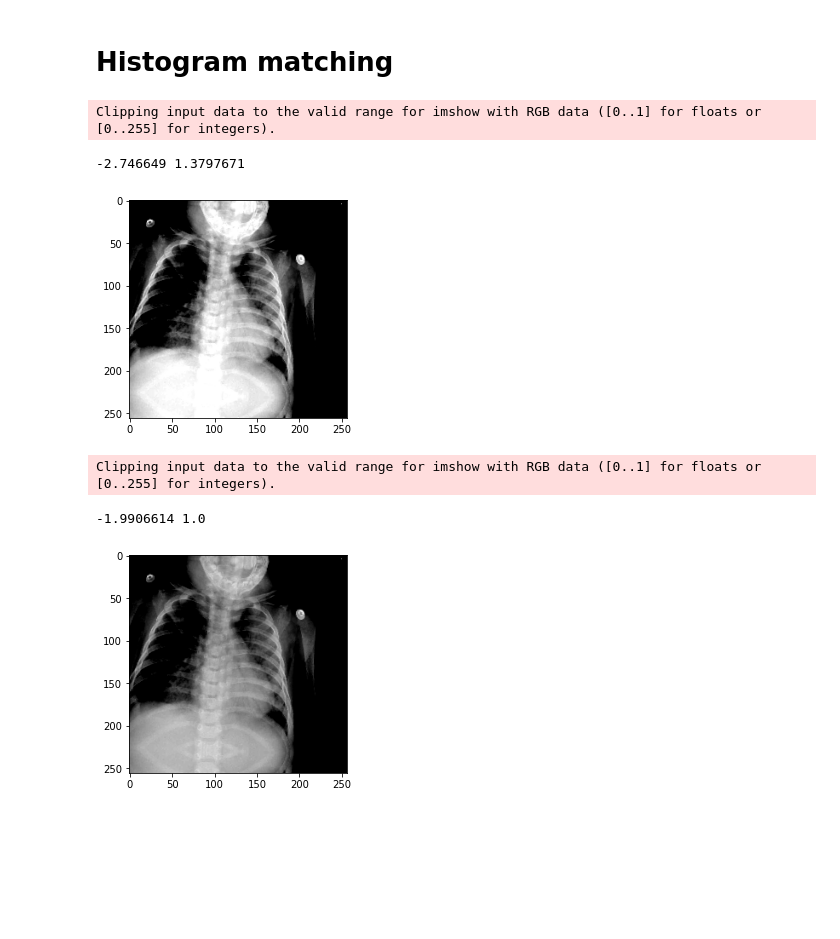
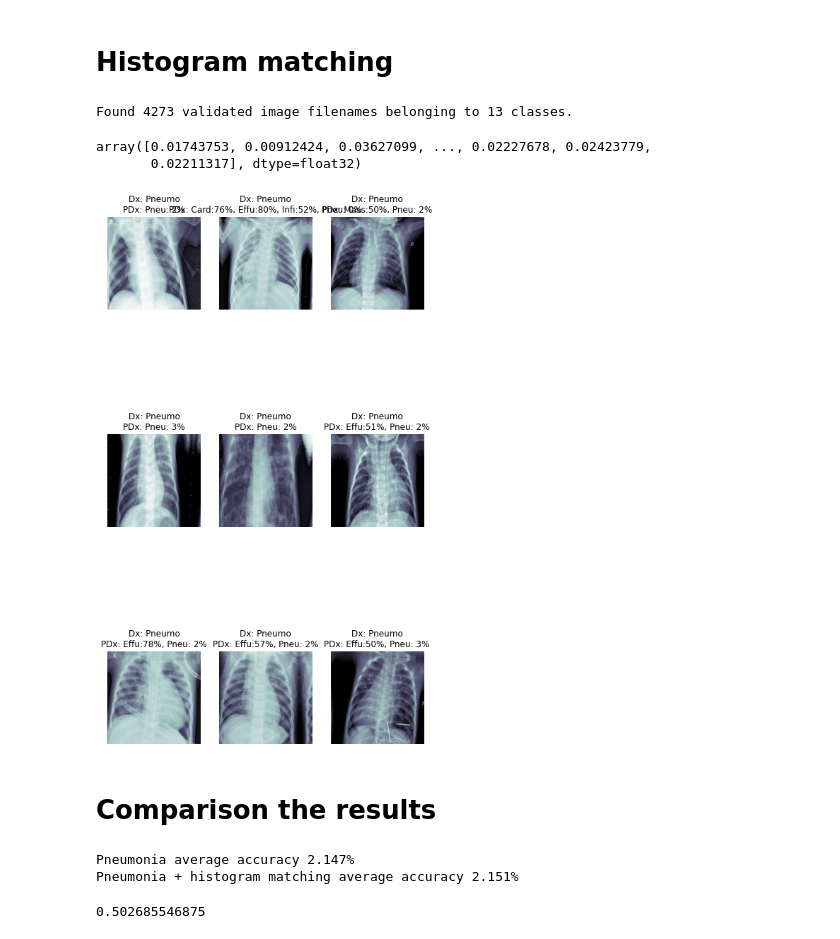
Before and after one commit to Web-Sheriff/Histogram-matching-research, a Jupyter notebook: model.ipynb, the cells around one changed output. Cells and saved outputs as stored; diff of their text form; code cells hidden in the pictures; blank space fills up the shorter version.

```diff
--- a/model.ipynb
+++ b/model.ipynb
@@ -412,16 +404,0 @@ class MatchHistograms(A.ImageOnlyTransform):
-# %%
-plt.imshow(test_X_p[0])
-print(test_X_p[0].min(), test_X_p[0].max())
-# %% [output]
-Clipping input data to the valid range for imshow with RGB data ([0..1] for floats or [0..255] for integers).
--2.746649 1.3797671
-[figure, removed]
-# %%
-image = test_X_p[0].copy()
-image = image/image.max()
-plt.imshow(image)
-print(image.min(), image.max())
-# %% [output]
-Clipping input data to the valid range for imshow with RGB data ([0..1] for floats or [0..255] for integers).
--1.9906614 1.0
-[figure, removed]
@@ -427,0 +409,56 @@ Clipping input data to the valid range for imshow with RGB data ([0..1] for floa
+# %%
+core_idg2 = ImageDataGenerator(preprocessing_function=MatchHistograms(tmpl_values=hist_values, tmpl_counts=hist_counts),
+                               rescale=1 / 255,
+                               samplewise_center=True,
+                               samplewise_std_normalization=True,
+                               horizontal_flip=True,
+                               vertical_flip=False,
+                               height_shift_range=0.05,
+                               width_shift_range=0.1,
+                               rotation_range=5,
+                               shear_range=0.1,
+                               fill_mode='reflect',
+                               zoom_range=0.15)
+
+test_X_p_h, test_Y_p_h = next(core_idg.flow_from_dataframe(dataframe=pneum_df,
+                                                           directory=None,
+                                                           x_col='Image Path',
+                                                           y_col='labels',
+                                                           class_mode='categorical',
+                                                           batch_size=4096,
+                                                           classes=labels,
+                                                           target_size=(image_size, image_size)))
+# %% [output]
+Found 4273 validated image filenames belonging to 13 classes.
+# %%
+pred_Y_p_h = model.predict(test_X_p_h)
+# %%
+pred_Y_p_h[:, 11]
+# %% [output]
+array([0.01743753, 0.00912424, 0.03627099, ..., 0.02227678, 0.02423779,
+       0.02211317], dtype=float32)
+# %%
+sickest_idx_p_h = np.argsort(np.sum(test_Y_p_h, 1)<1)
+fig, m_axs = plt.subplots(3, 3, figsize = (8, 16))
+for (idx, c_ax) in zip(sickest_idx_p_h, m_axs.flatten()):
+    c_ax.imshow(test_X_p_h[idx, :,:,0], cmap = 'bone')
+    stat_str = [n_class[:6] for n_class, n_score in zip(labels, test_Y_p_h[idx]) if n_score>0.5]
+    pred_str = ['%s:%2.0f%%' % (n_class[:4], p_score*100)  for n_class, n_score, p_score in zip(labels,
+                test_Y_p_h[idx], pred_Y_p_h[idx]) if (n_score>0.5) or (p_score>0.5)]
+    c_ax.set_title('Dx: '+', '.join(stat_str)+'\nPDx: '+', '.join(pred_str))
+    c_ax.axis('off')
+# fig.savefig('trained_img_predictions.png')
+# %% [output]
+[figure, added]
+# %% [markdown]
+# Comparison the results
+# %%
+print(f'Pneumonia average accuracy {sum(pred_Y_p[:, 11])/len(pred_Y_p)*100:.4}%',
+      f'\nPneumonia + histogram matching average accuracy {sum(pred_Y_p_h[:, 11])/len(pred_Y_p_h)*100:.4}%')
+# %% [output]
+Pneumonia average accuracy 2.147%
+Pneumonia + histogram matching average accuracy 2.151%
+# %%
+sum(pred_Y_p_h[:, 11] > pred_Y_p[:, 11]) / len(pred_Y_p)
+# %% [output]
+0.502685546875
```
Also changed, not shown: parts of 13 cells of this notebook, 1 other file.
